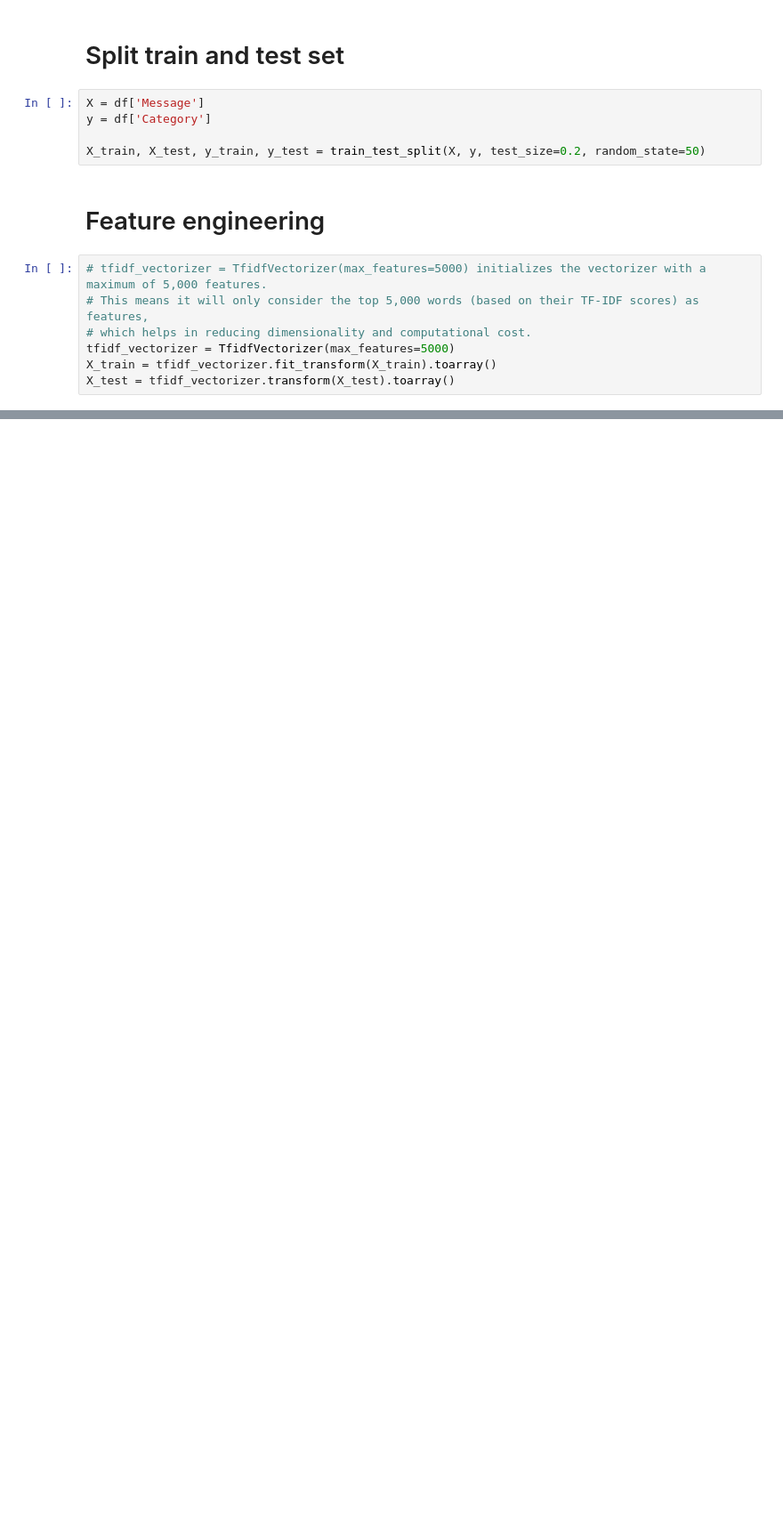
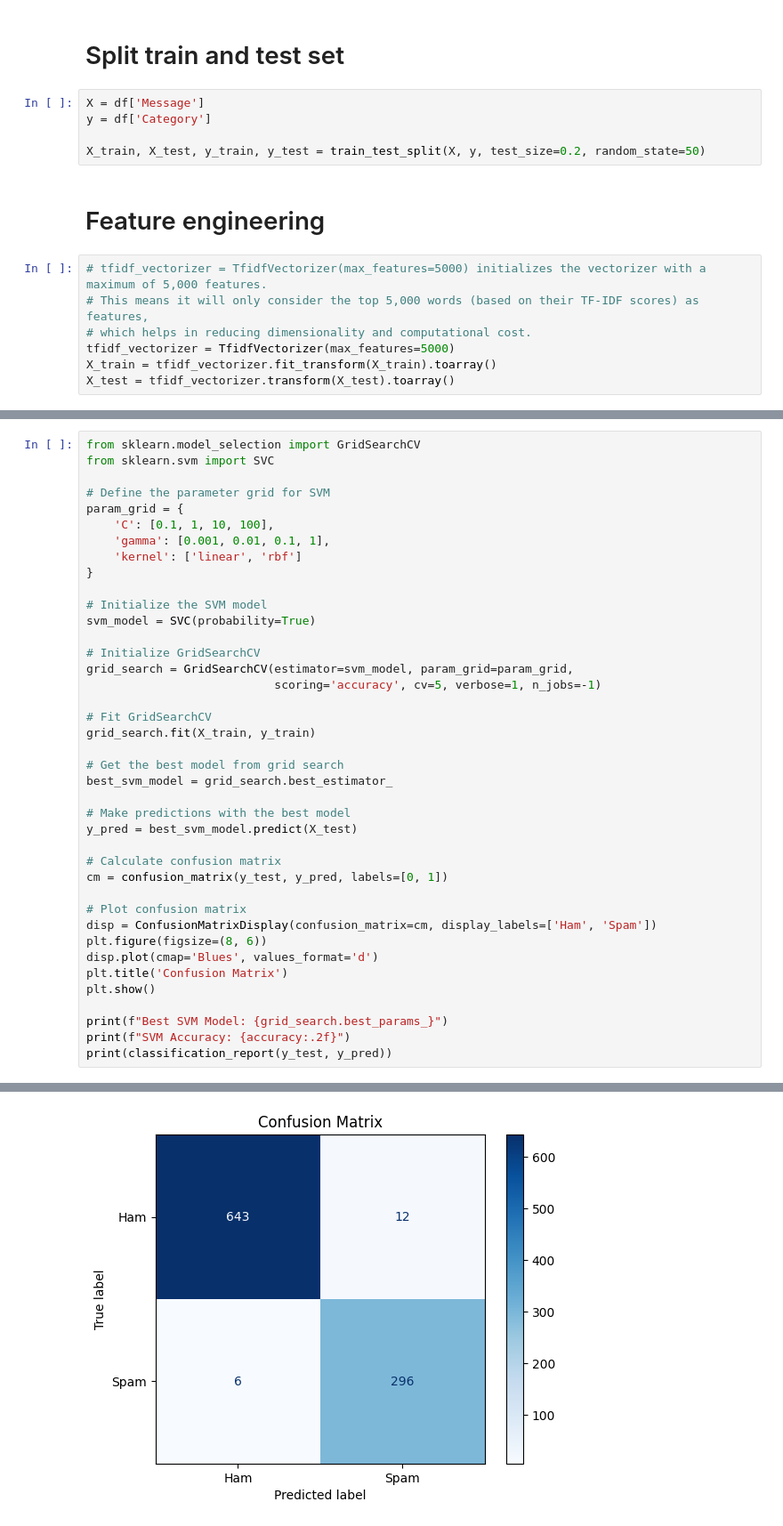
Before and after one commit to Tada-124880/CP_project, a Jupyter notebook: spamemail.ipynb, the cells around one changed output, grey strips where cells are left out. Shown at 89% size. Cells and saved outputs as stored; diff of their text form; blank space fills up the shorter version.

```diff
--- a/spamemail.ipynb
+++ b/spamemail.ipynb
@@ -385,0 +385,41 @@ plt.show()
+# %%
+from sklearn.model_selection import GridSearchCV
+from sklearn.svm import SVC
+
+# Define the parameter grid for SVM
+param_grid = {
+    'C': [0.1, 1, 10, 100],
+    'gamma': [0.001, 0.01, 0.1, 1],
+    'kernel': ['linear', 'rbf']
+}
+
+# Initialize the SVM model
+svm_model = SVC(probability=True)
+
+# Initialize GridSearchCV
+grid_search = GridSearchCV(estimator=svm_model, param_grid=param_grid,
+                           scoring='accuracy', cv=5, verbose=1, n_jobs=-1)
+
+# Fit GridSearchCV
+grid_search.fit(X_train, y_train)
+
+# Get the best model from grid search
+best_svm_model = grid_search.best_estimator_
+
+# Make predictions with the best model
+y_pred = best_svm_model.predict(X_test)
+
+# Calculate confusion matrix
+cm = confusion_matrix(y_test, y_pred, labels=[0, 1])
+
+# Plot confusion matrix
+disp = ConfusionMatrixDisplay(confusion_matrix=cm, display_labels=['Ham', 'Spam'])
+plt.figure(figsize=(8, 6))
+disp.plot(cmap='Blues', values_format='d')
+plt.title('Confusion Matrix')
+plt.show()
+
+print(f"Best SVM Model: {grid_search.best_params_}")
+print(f"SVM Accuracy: {accuracy:.2f}")
+print(classification_report(y_test, y_pred))
+# %% [output]
@@ -385,0 +428 @@ plt.show()
+[figure, added]
```
Also changed, not shown: parts of 14 cells of this notebook.
